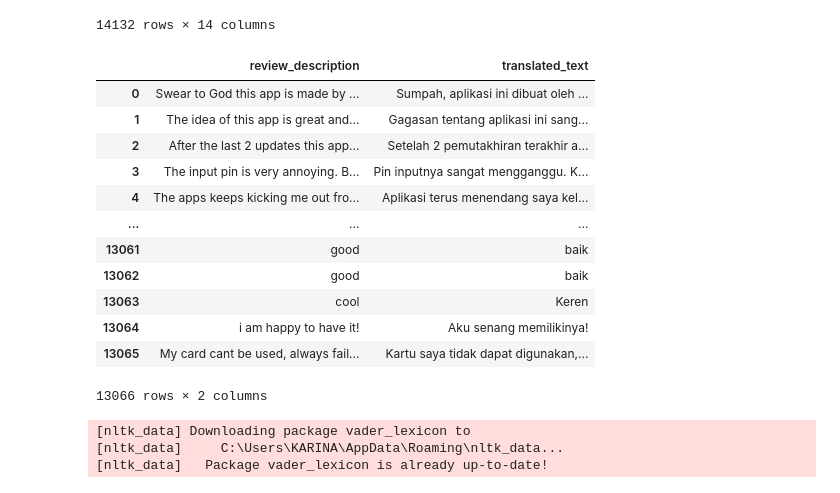
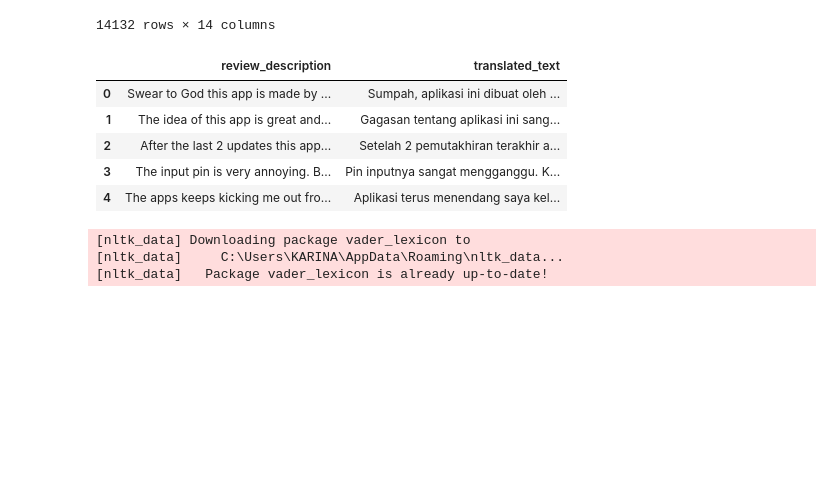
Before and after one commit to alamcahyo/Private_prjct_Alam_coffee, a Jupyter notebook: CobaLabelling.ipynb, the cells around one changed output. Cells and saved outputs as stored; diff of their text form; code cells hidden in the pictures; blank space fills up the shorter version.

```diff
--- a/CobaLabelling.ipynb
+++ b/CobaLabelling.ipynb
@@ -37,25 +37,20 @@ df
 | 14130 | Google Play | 81e13f53-db4a-46c2-aa59-267268df0b7b | 2019-05-02 05:31:40 | NaN | i am happy to have it! | 5 | A Google user | ... |
 | 14131 | Google Play | 0cdc25aa-4b5a-4eed-a51e-5022c67d3566 | 2019-05-02 03:46:48 | NaN | My card cant be used, always fail... | 5 | A Google user | ... |
 14132 rows × 14 columns
+# %%
+# Loading the dataset
+df = pd.read_csv(r'C:\Users\KARINA\OneDrive\Desktop\Skripsi Alam VS Code\Translate\Translated.csv')
+#Let's check the samples of data
+df.head()
+# %% [output]
+|  | review_description | translated_text |
+| 0 | Swear to God this app is made by ... | Sumpah, aplikasi ini dibuat oleh ... |
+| 1 | The idea of this app is great and... | Gagasan tentang aplikasi ini sang... |
+| 2 | After the last 2 updates this app... | Setelah 2 pemutakhiran terakhir a... |
+| 3 | The input pin is very annoying. B... | Pin inputnya sangat mengganggu. K... |
+| 4 | The apps keeps kicking me out fro... | Aplikasi terus menendang saya kel... |
 # %%
 df.to_csv(r'C:\Users\KARINA\OneDrive\Desktop\Skripsi Alam VS Code\Scraping\Scrapping.csv', index = False)
-# %%
-df = pd.read_csv(r'C:\Users\KARINA\OneDrive\Desktop\Skripsi Alam VS Code\Translate\Translated.csv')
-df
-# %% [output]
-|  | review_description | translated_text |
-| 0 | Swear to God this app is made by ... | Sumpah, aplikasi ini dibuat oleh ... |
-| 1 | The idea of this app is great and... | Gagasan tentang aplikasi ini sang... |
-| 2 | After the last 2 updates this app... | Setelah 2 pemutakhiran terakhir a... |
-| 3 | The input pin is very annoying. B... | Pin inputnya sangat mengganggu. K... |
-| 4 | The apps keeps kicking me out fro... | Aplikasi terus menendang saya kel... |
-| ... | ... | ... |
-| 13061 | good | baik |
-| 13062 | good | baik |
-| 13063 | cool | Keren |
-| 13064 | i am happy to have it! | Aku senang memilikinya! |
-| 13065 | My card cant be used, always fail... | Kartu saya tidak dapat digunakan,... |
-13066 rows × 2 columns
 # %%
 df['translated_text'] = df['translated_text'].astype(str)
 # %%
```
Also changed, not shown: parts of 2 cells of this notebook, 3 other files.
